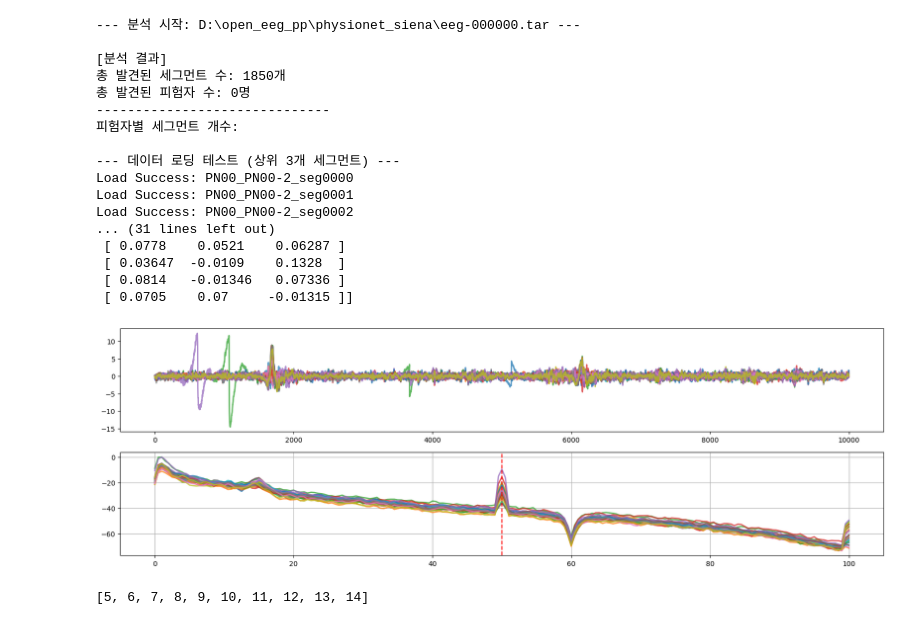
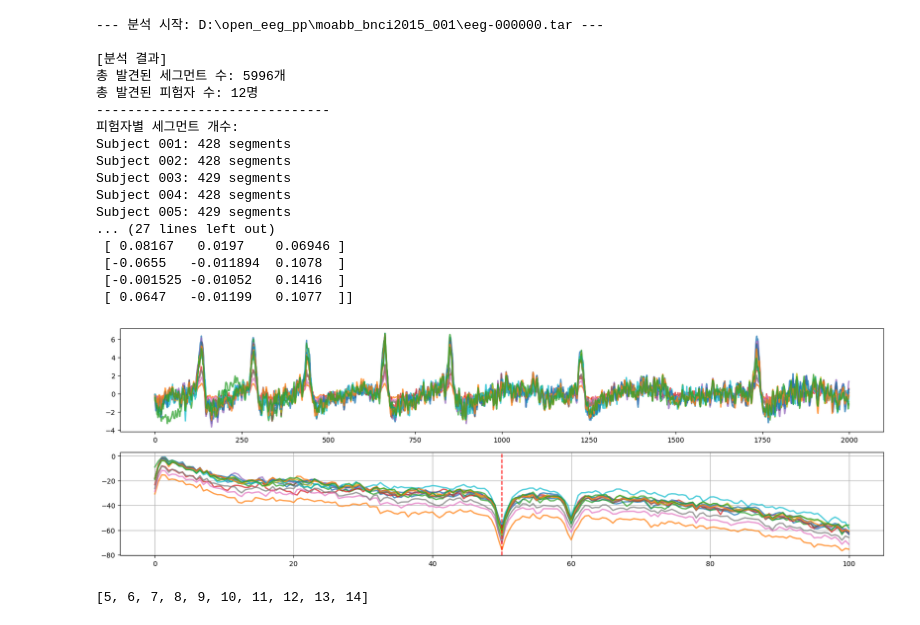
Before and after one commit to I-M-Comet/FM, a Jupyter notebook: eeg_dataset_preprocess/eeg_dataset_preprocess_inspection.ipynb, the cells around one changed output. Drawn from its saved outputs; the diff is of its cells as text; code cells hidden in the pictures.

```diff
--- a/eeg_dataset_preprocess/eeg_dataset_preprocess_inspection.ipynb
+++ b/eeg_dataset_preprocess/eeg_dataset_preprocess_inspection.ipynb
@@ -124,9 +124,9 @@ def load_data_from_tar(path, limit=5):
 # 1. 통계 확인
 
 # tar_path = 'D:\\open_eeg_pp\\physionet_siena\\eeg-000000.tar'  # 여기에 실제 파일명을 넣으세요
-tar_path = 'D:\\open_eeg_pp\\physionet_siena\\eeg-000000.tar'  # 여기에 실제 파일명을 넣으세요
+tar_path = 'D:\\open_eeg_pp\\openneuro_ds005662\\eeg-000000.tar'  # 여기에 실제 파일명을 넣으세요
 # tar_path = 'D:\\open_eeg_pp\\icare\\eeg-000001.tar'  # 여기에 실제 파일명을 넣으세요
-# tar_path = 'D:\\open_eeg_pp\\moabb_bnci2014_009\\eeg-000000.tar'  # 여기에 실제 파일명을 넣으세요
+tar_path = 'D:\\open_eeg_pp\\moabb_bnci2015_001\\eeg-000000.tar'  # 여기에 실제 파일명을 넣으세요
 members = analyze_tar_stats(tar_path)
 
 # 2. 데이터 로드 (샘플 3개만 로드해서 확인)
@@ -139,47 +139,47 @@ if members:
         print(f"Key: {loaded_samples[0]['key']}")
         print(f"EEG Shape: {loaded_samples[0]['eeg'].shape}")
         print(f"Coords Shape: {loaded_samples[0]['coords'].shape}")
         print(f"Info: {loaded_samples[0]['info']}")
         aa = loaded_samples[0]['coords']
         bb = loaded_samples[0]['eeg'] ############### 여기서 index 바꾸면 다른 세그먼트 확인 가능 (limit보다는 작아야함)
 print(aa)
 # bb = (bb - bb.mean(axis=-1, keepdims=True)) / (bb.std(axis=-1, keepdims=True) + 1e-8)
 # rms = np.sqrt(np.mean(bb * bb, axis=-1, keepdims=True) + 1e-8)
 # need = (rms < 0.5)
 # gain = (1 / np.maximum(rms, 0.05)).clip(1.0 / 8, 8)
 # bb = bb * (1.0 + need*(gain - 1.0))
 # np.clip(bb, -10, 10, out=bb)
 
 import matplotlib.pyplot as plt
 plt.figure(figsize=(20,6))
 plt.subplot(211)
 plt.plot(bb[:, 200*0:200*60].T, alpha=0.75, lw=2) ############### 여기서 index 바꾸면 세그먼트 내 구간 plot 가능
 plt.subplot(212)
 freqs, psd = signal.welch(bb, fs=200, nperseg=200*2, axis=-1)
 # psd = np.mean(psd, axis=0)) ############### 이거 주석 풀면 mean psd 볼 수 있음
 plt.plot(freqs, (10 * np.log10(psd)).T, alpha=0.75, lw=2)
 plt.axvline(x=50, color='r', linestyle='--')
 plt.grid()
 print()
 # %% [output]
---- 분석 시작: D:\open_eeg_pp\physionet_siena\eeg-000000.tar ---
+--- 분석 시작: D:\open_eeg_pp\moabb_bnci2015_001\eeg-000000.tar ---
 
 [분석 결과]
-총 발견된 세그먼트 수: 1850개
-총 발견된 피험자 수: 0명
+총 발견된 세그먼트 수: 5996개
+총 발견된 피험자 수: 12명
 ------------------------------
 피험자별 세그먼트 개수:
-
---- 데이터 로딩 테스트 (상위 3개 세그먼트) ---
-Load Success: PN00_PN00-2_seg0000
-Load Success: PN00_PN00-2_seg0001
-Load Success: PN00_PN00-2_seg0002
-... (31 lines left out)
- [ 0.0778    0.0521    0.06287 ]
- [ 0.03647  -0.0109    0.1328  ]
- [ 0.0814   -0.01346   0.07336 ]
- [ 0.0705    0.07     -0.01315 ]]
+Subject 001: 428 segments
+Subject 002: 428 segments
+Subject 003: 429 segments
+Subject 004: 428 segments
+Subject 005: 429 segments
+... (27 lines left out)
+ [ 0.08167   0.0197    0.06946 ]
+ [-0.0655   -0.011894  0.1078  ]
+ [-0.001525 -0.01052   0.1416  ]
+ [ 0.0647   -0.01199   0.1077  ]]
-[figure, old version]
+[figure, new version]
 # %%
 a = [i for i in range(20)]
 a[5:-5]
```
Also changed, not shown: 10 other files.
